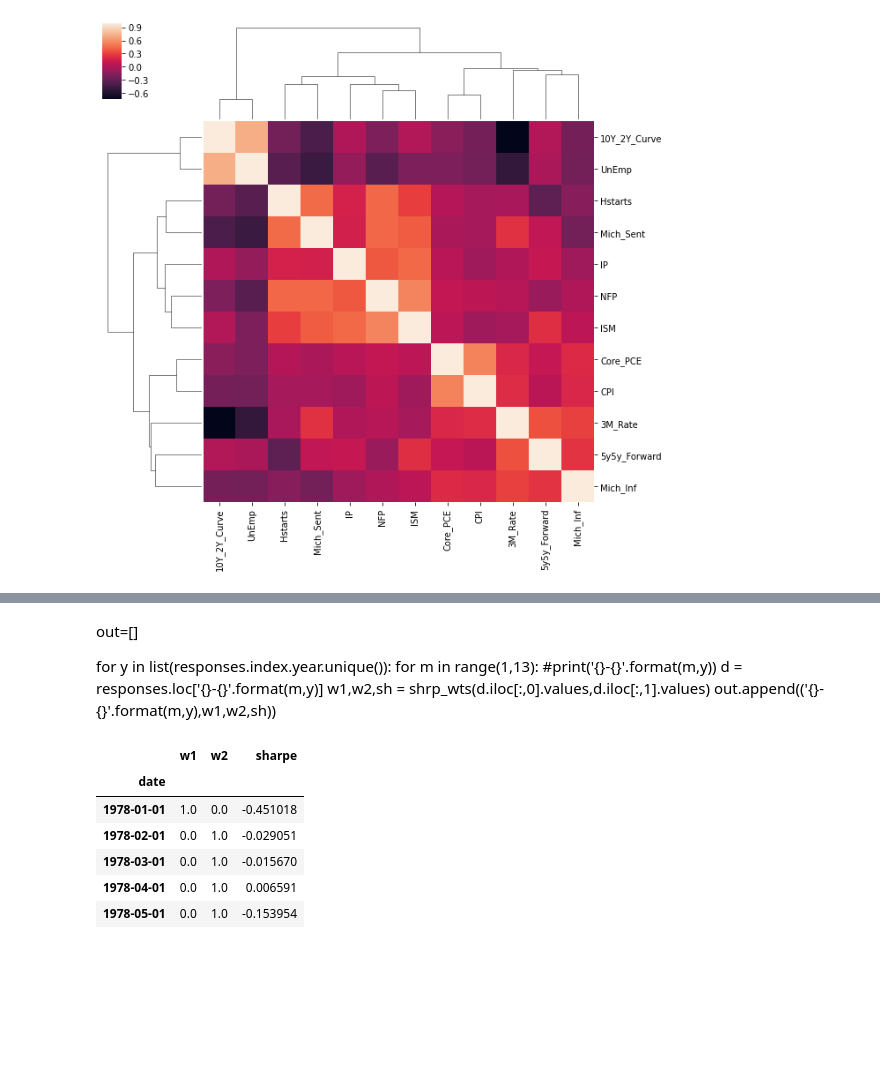
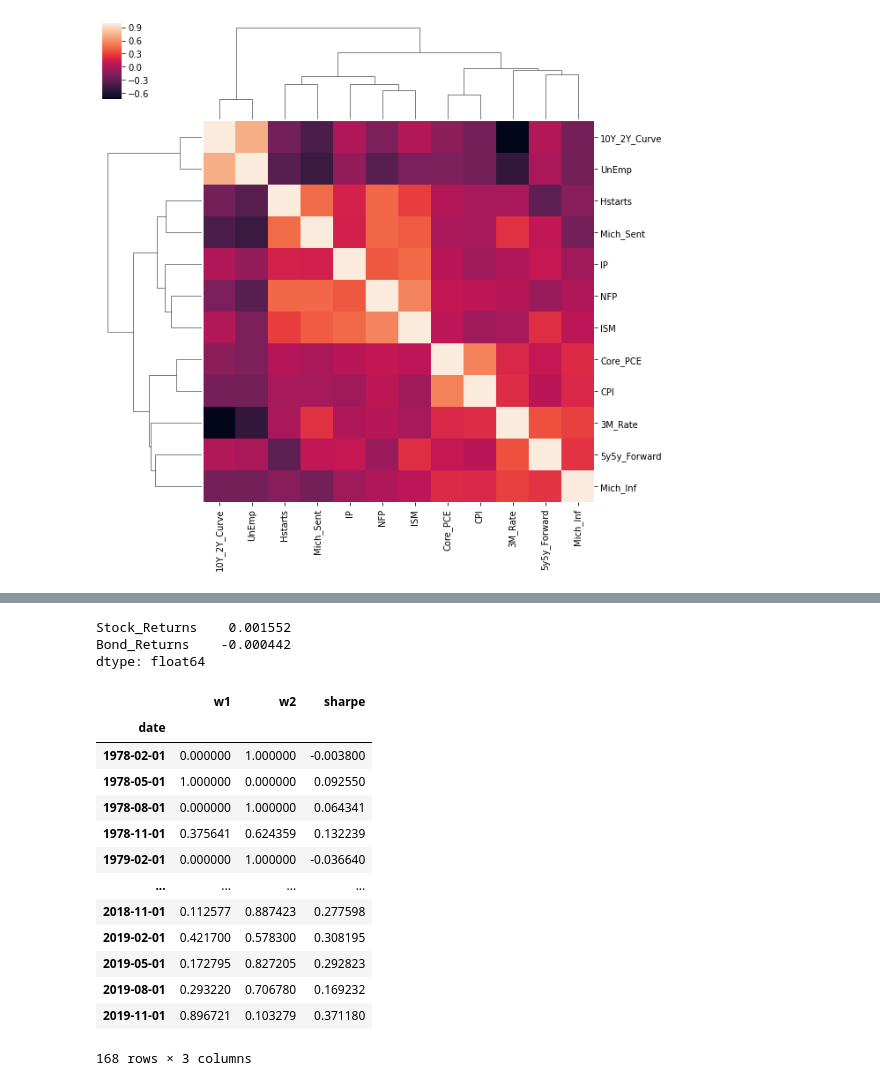
Before and after one commit to mkosik89/Springboard, a Jupyter notebook: Capstone_2/Data/EDA.ipynb, the cells around one changed output, grey strips where cells are left out. Drawn from its saved outputs; the diff is of its cells as text; code cells hidden in the pictures; blank space fills up the shorter version.

```diff
--- a/Capstone_2/Data/EDA.ipynb
+++ b/Capstone_2/Data/EDA.ipynb
@@ -90,3 +128,9 @@ y = r[:,1]
+# %%
+n=25
+np.random.seed(23)
+
+x = np.random.normal(.01,.01,n)
+y = np.random.normal(.004,.004,n)
 # %%
 r1 = x.mean()
 r2 =y.mean()
@@ -97,5 +141,8 @@ c = np.cov(x,y)[0][1]
 w1 = (r1*var2 - r2*c) / (r1*var2 + r2*var1 - (r1+r2)*c)
 w2 = 1-w1
 
-print('w1: {} / w2: {}'.format(w1,w2))
+p_ret = np.dot(np.column_stack((x,y)),np.array([w1,w2]))
+shrp = np.mean(p_ret)/np.std(p_ret)
+
+print('Optimal Portfolio: \nw1: {} / w2: {} / sharpe: {}'.format(w1,w2,shrp))
 # %% [output]
@@ -102,0 +151,15 @@ w1: 0.6584710840936491 / w2: 0.3415289159063509
+# %%
+s_test = []
+for w1 in np.linspace(.1,.9,50):
+    w2 = 1-w1
+    p_ret = np.dot(np.column_stack((x,y)),np.array([w1,w2]))
+    shrp = np.mean(p_ret)/np.std(p_ret)
+
+    s_test.append((w1,w2,shrp))
+
+s_test = np.array(s_test)
+plt.plot(s_test[:,0],s_test[:,2])
+plt.scatter(x=s_test[s_test[:,2].argmax()][0],y=s_test[s_test[:,2].argmax()][2],c='red')
+print(s_test[s_test[:,2].argmax()])
+
+#looks good
@@ -137,34 +191,43 @@ dtype: float64
-# %% [markdown]
-out=[]
-
-for y in list(responses.index.year.unique()):
-    for m in range(1,13):
-        #print('{}-{}'.format(m,y))
-        d = responses.loc['{}-{}'.format(m,y)]
-        w1,w2,sh = shrp_wts(d.iloc[:,0].values,d.iloc[:,1].values)
-        out.append(('{}-{}'.format(m,y),w1,w2,sh))
+# %%
+d.mean()
+# %% [output]
+Stock_Returns    0.001552
+Bond_Returns    -0.000442
+dtype: float64
 # %%
 out = []
-dt_start = responses.index.min()
+n_months = 3
+dt_start = responses.index.min() + pd.offsets.MonthBegin(0)
 dt_stop = responses.index.max()
 
 while dt_start<dt_stop:
-    d = responses[(responses.index.year == dt_start.year) & (responses.index.month == dt_start.month)]
-    w1,w2,sh = shrp_wts(d.iloc[:,0].values,d.iloc[:,1].values)
-    out.append((dt_start.strftime('%m-%Y'),w1,w2,sh))
-    dt_start = dt_start + relativedelta(months= +1)
+    d2 = dt_start + relativedelta(months= n_months)
+    d = responses.loc[dt_start:d2]
+    if len(d)>20:    #set min values for month to count
+        w1,w2,sh = shrp_wts(d.iloc[:,0].values,d.iloc[:,1].values)
+        out.append((dt_start.strftime('%m-%Y'),w1,w2,sh))
+        dt_start = d2
+    else:
+        dt_start = d2
 # %%
 dts,w1,w2,sh = zip(*out)
 df_opt = pd.DataFrame({'date':dts,'w1':w1,'w2':w2,'sharpe':sh})
 df_opt.date = pd.to_datetime(df_opt.date)
 df_opt.set_index('date',inplace=True)
 # %%
-df_opt.head()
+df_opt
 # %% [output]
 |  | w1 | w2 | sharpe |
 | date |  |  |  |
-| 1978-01-01 | 1.0 | 0.0 | -0.451018 |
-| 1978-02-01 | 0.0 | 1.0 | -0.029051 |
-| 1978-03-01 | 0.0 | 1.0 | -0.015670 |
-| 1978-04-01 | 0.0 | 1.0 | 0.006591 |
-| 1978-05-01 | 0.0 | 1.0 | -0.153954 |
+| 1978-02-01 | 0.000000 | 1.000000 | -0.003800 |
+| 1978-05-01 | 1.000000 | 0.000000 | 0.092550 |
+| 1978-08-01 | 0.000000 | 1.000000 | 0.064341 |
+| 1978-11-01 | 0.375641 | 0.624359 | 0.132239 |
+| 1979-02-01 | 0.000000 | 1.000000 | -0.036640 |
+| ... | ... | ... | ... |
+| 2018-11-01 | 0.112577 | 0.887423 | 0.277598 |
+| 2019-02-01 | 0.421700 | 0.578300 | 0.308195 |
+| 2019-05-01 | 0.172795 | 0.827205 | 0.292823 |
+| 2019-08-01 | 0.293220 | 0.706780 | 0.169232 |
+| 2019-11-01 | 0.896721 | 0.103279 | 0.371180 |
+168 rows × 3 columns
```
Also changed, not shown: parts of 42 cells of this notebook.
